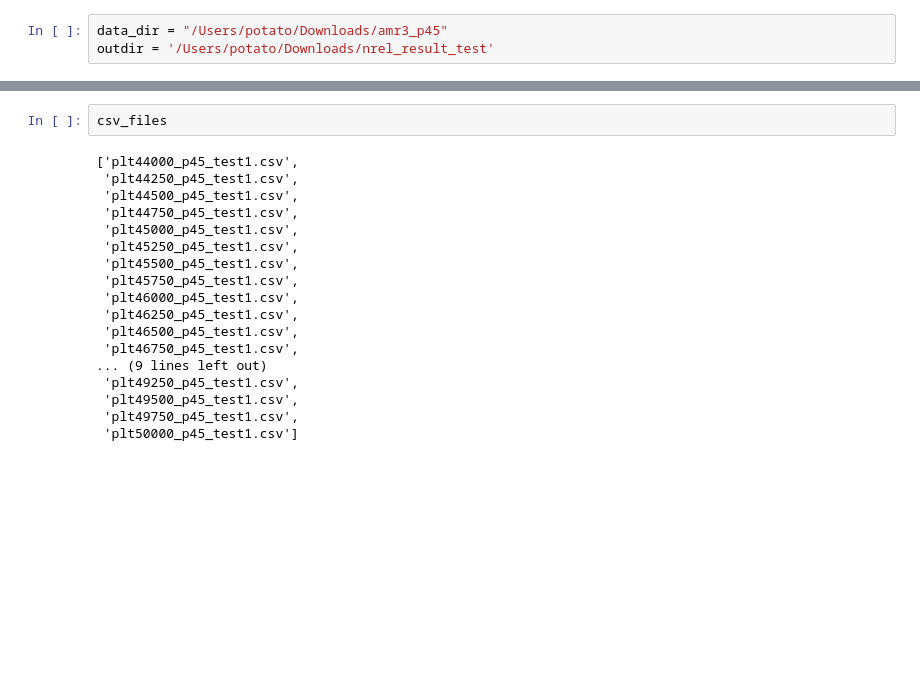
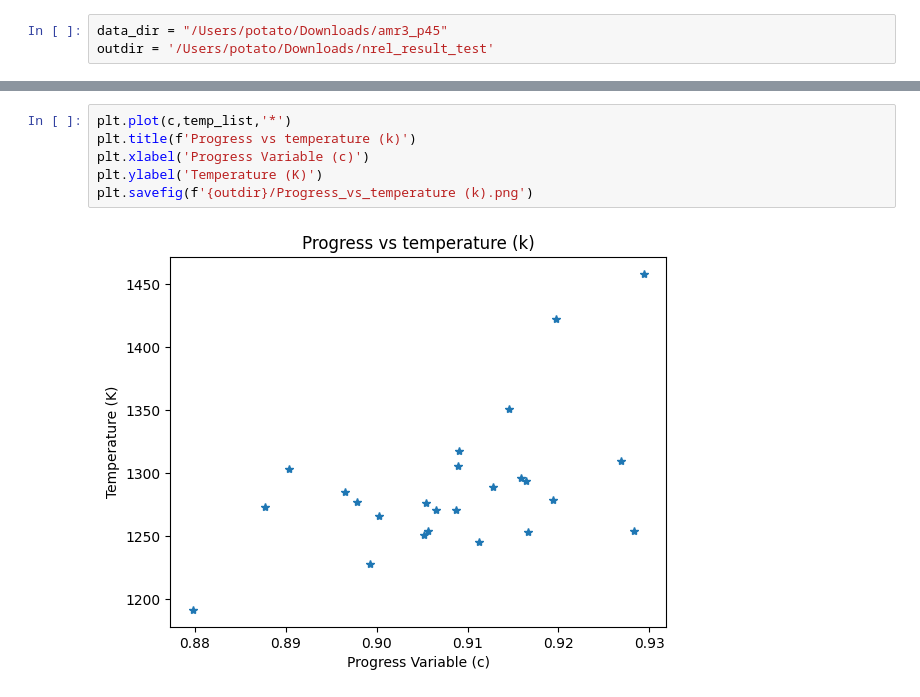
Before and after one commit to potatoslc/analysis_code, a Jupyter notebook: flame_comp.ipynb, the cells around one changed output, grey strips where cells are left out. Cells and saved outputs as stored; diff of their text form; blank space fills up the shorter version.

```diff
--- a/flame_comp.ipynb
+++ b/flame_comp.ipynb
@@ -65,20 +112,8 @@ array([[1.50371270e-04, 1.48292119e-04, 1.17189633e-04, 1.17132947e-04,
 # %%
-csv_files
+plt.plot(c,temp_list,'*')
+plt.title(f'Progress vs temperature (k)')
+plt.xlabel('Progress Variable (c)')
+plt.ylabel('Temperature (K)')
+plt.savefig(f'{outdir}/Progress_vs_temperature (k).png')
 # %% [output]
-['plt44000_p45_test1.csv',
- 'plt44250_p45_test1.csv',
- 'plt44500_p45_test1.csv',
- 'plt44750_p45_test1.csv',
- 'plt45000_p45_test1.csv',
- 'plt45250_p45_test1.csv',
- 'plt45500_p45_test1.csv',
- 'plt45750_p45_test1.csv',
- 'plt46000_p45_test1.csv',
- 'plt46250_p45_test1.csv',
- 'plt46500_p45_test1.csv',
- 'plt46750_p45_test1.csv',
-... (9 lines left out)
- 'plt49250_p45_test1.csv',
- 'plt49500_p45_test1.csv',
- 'plt49750_p45_test1.csv',
- 'plt50000_p45_test1.csv']
+[figure, added]
```
Also changed, not shown: parts of 10 cells of this notebook.
